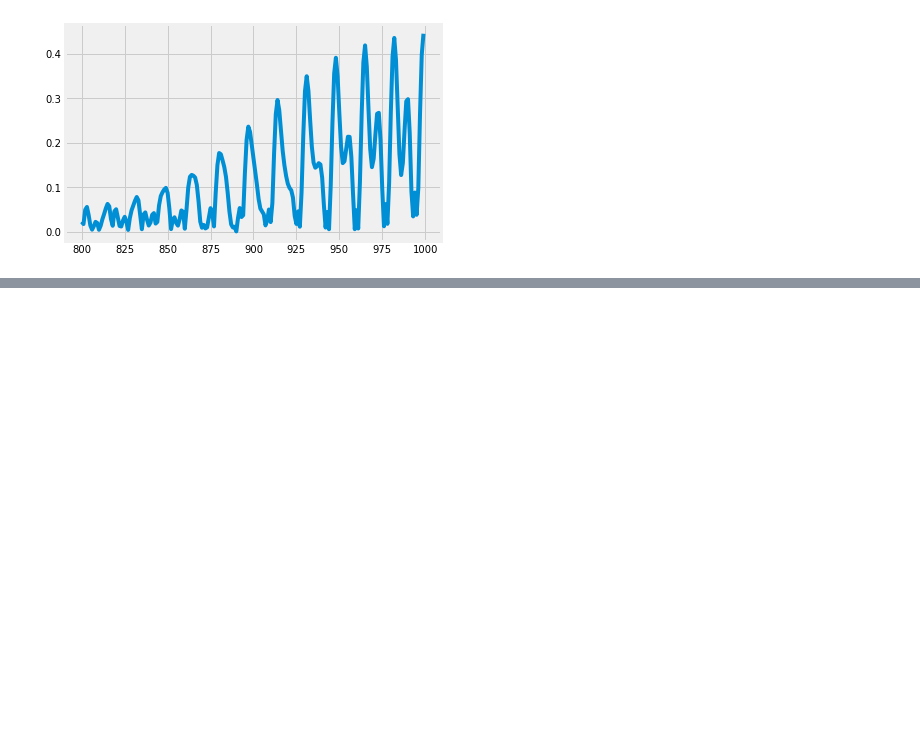
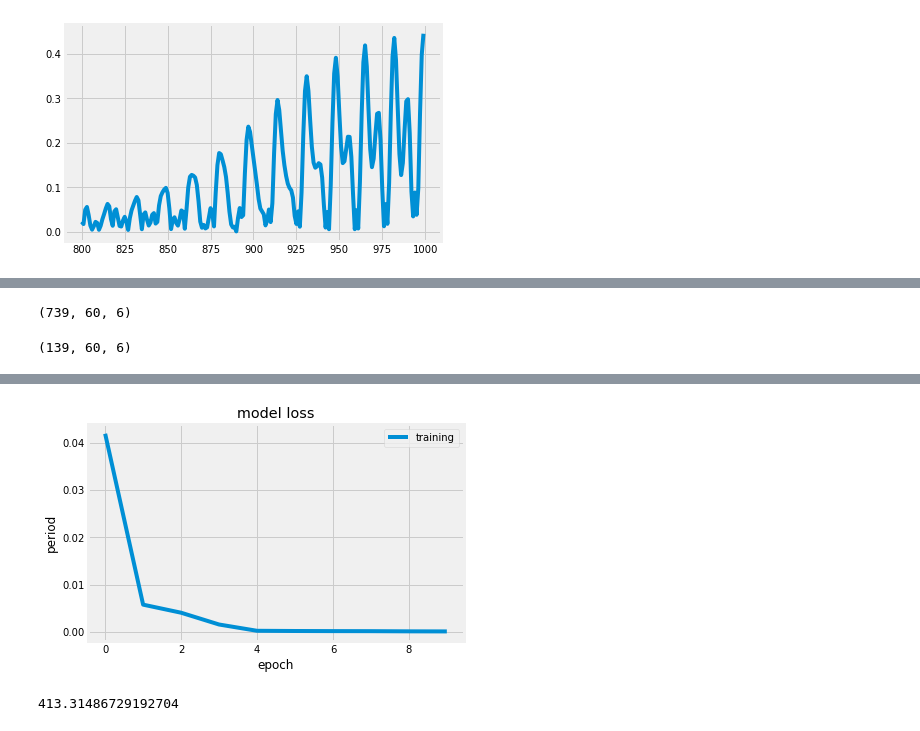
Before and after one commit to vladmarascu/Predicting-Orbits, a Jupyter notebook: RNNs/3rd Body Perturbation RNN Multivariate.ipynb, the cells around one changed output, grey strips where cells are left out. Cells and saved outputs as stored; diff of their text form; code cells hidden in the pictures; blank space fills up the shorter version.

```diff
--- a/RNNs/3rd Body Perturbation RNN Multivariate.ipynb
+++ b/RNNs/3rd Body Perturbation RNN Multivariate.ipynb
@@ -181,0 +229,48 @@ See the caveats in the documentation: https://pandas.pydata.org/pandas-docs/stab
+# %%
+# split into train and test sets
+train_size = int(len(dataset) * 0.8)
+test_size = len(dataset) - train_size
+train, test = dataset[0:train_size, :], dataset[train_size:len(dataset), :]
+
+# reshape into X=t and Y=t+1
+look_back = 60
+trainX, trainY = create_dataset(train, look_back)
+testX, testY = create_dataset(test, look_back)
+
+# reshape input to be  [samples, time steps, features]
+trainX = np.reshape(trainX, (trainX.shape[0], look_back, 6))
+testX = np.reshape(testX, (testX.shape[0],look_back, 6))
+# %%
+trainX.shape
+# %% [output]
+(739, 60, 6)
+# %%
+testX.shape
+# %% [output]
+(139, 60, 6)
+# %%
+from keras.models import Sequential
+from keras.layers import Dense, LSTM
+
+#Build the LSTM model
+# Note: replace LSTM with GRU or RNN if you want to try those
+model = Sequential()
+model.add(LSTM(128, return_sequences=True, input_shape= (look_back, 6)))
+model.add(LSTM(64, return_sequences=False))
+model.add(Dense(25))
+model.add(Dense(1))
+
+# Compile the model
+model.compile(optimizer='adam', loss='mean_squared_error')
+
+# Train the model
+history=model.fit(trainX, trainY, batch_size=16, epochs=10)
+
+# Plot Training Loss
+plt.plot(history.history['loss']) # add validation loss
+plt.title('model loss')
+plt.ylabel('period')
+plt.xlabel('epoch')
+plt.legend(['training'], loc='upper right')
+plt.show()
+# %% [output]
@@ -181,0 +297 @@ See the caveats in the documentation: https://pandas.pydata.org/pandas-docs/stab
+[figure, added]
@@ -181,0 +314,6 @@ See the caveats in the documentation: https://pandas.pydata.org/pandas-docs/stab
+# %%
+# RMSE
+rmse = np.sqrt(np.mean(((predictions - testY) ** 2)))
+rmse
+# %% [output]
+413.31486729192704
```
Also changed, not shown: parts of 17 cells of this notebook.
